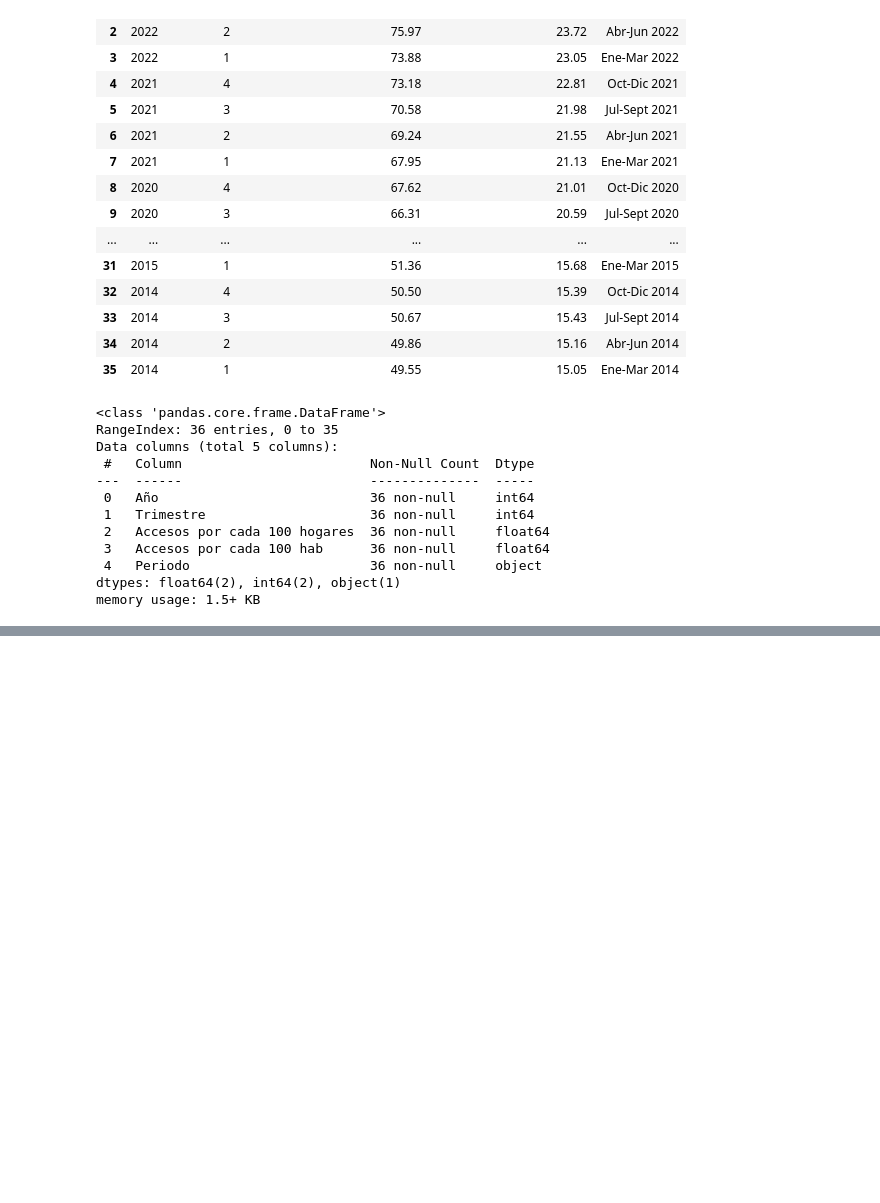
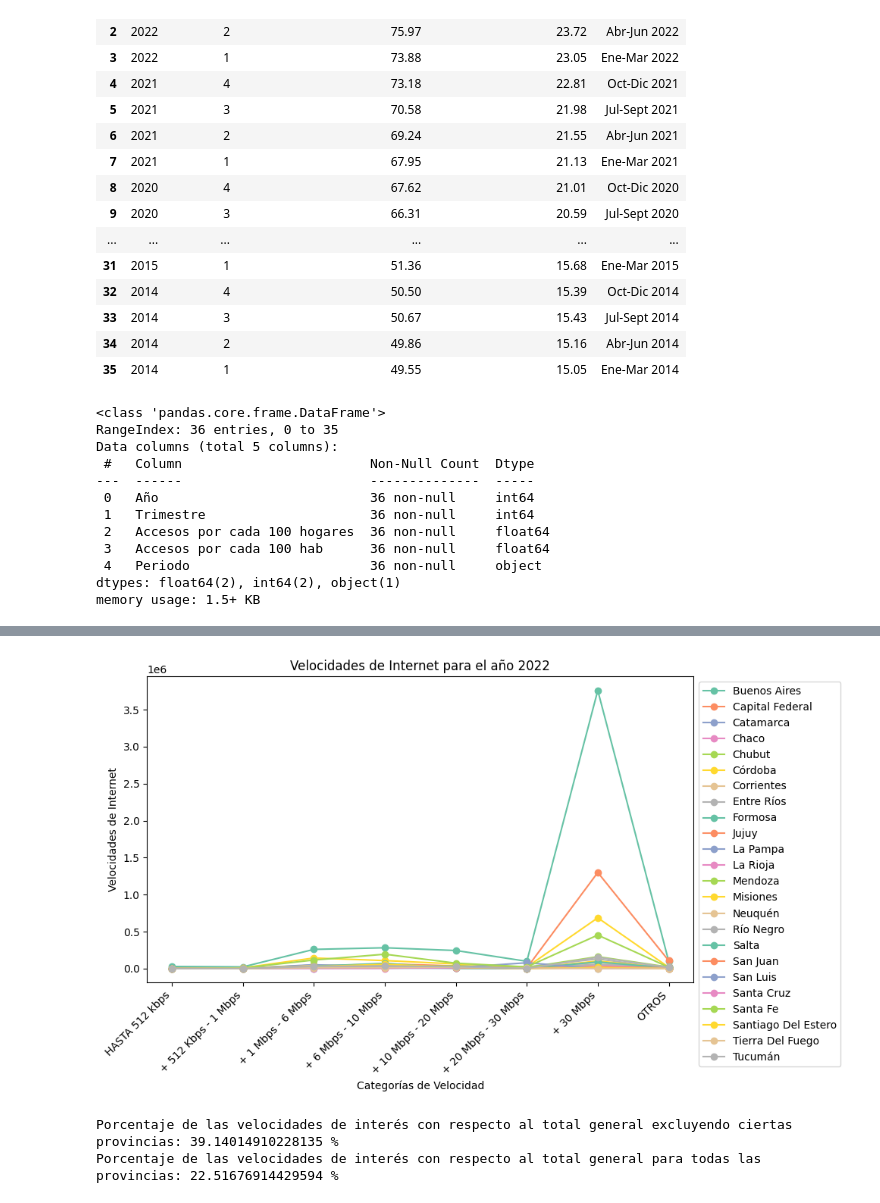
Before and after one commit to Paniceres/PI_Data_Analitycs, a Jupyter notebook: notebooks/EDA.ipynb, the cells around one changed output, grey strips where cells are left out. Drawn from its saved outputs; the diff is of its cells as text; code cells hidden in the pictures; blank space fills up the shorter version.

```diff
--- a/notebooks/EDA.ipynb
+++ b/notebooks/EDA.ipynb
@@ -106,0 +146,68 @@ df_accesos_velocidad
+# %%
+# Lista de columnas de velocidad
+columnas_velocidad = ['HASTA 512 kbps', '+ 512 Kbps - 1 Mbps', '+ 1 Mbps - 6 Mbps', '+ 6 Mbps - 10 Mbps',
+                      '+ 10 Mbps - 20 Mbps', '+ 20 Mbps - 30 Mbps', '+ 30 Mbps', 'OTROS']
+
+# Sidebar para seleccionar año (puedes omitir esta parte si seleccionas un año específico sin interacción del usuario)
+selected_year = 2022  # Cambia esto a tu año deseado
+
+# Filtrar datos según la selección del usuario
+filtered_data = df_accesos_velocidad[df_accesos_velocidad['Año'] == selected_year]
+
+# Configurar paleta de colores
+sns.set_palette("Set2")
+
+# Crear el gráfico de líneas con puntos
+plt.figure(figsize=(10, 6))
+for provincia in filtered_data['Provincia'].unique():
+    datos_provincia = filtered_data[filtered_data['Provincia'] == provincia]
+    plt.plot(columnas_velocidad, datos_provincia[columnas_velocidad].iloc[0], marker='o', label=provincia)
+
+# Configurar etiquetas y título
+plt.xlabel('Categorías de Velocidad')
+plt.ylabel('Velocidades de Internet')
+plt.title(f'Velocidades de Internet para el año {selected_year}')
+plt.xticks(rotation=45, ha='right')
+
+# Posiciona la leyenda fuera del gráfico y ajusta el bbox_to_anchor para evitar que tape el gráfico
+plt.legend(loc='upper left', bbox_to_anchor=(1, 1))
+
+plt.tight_layout()
+
+# Mostrar el gráfico
+plt.show()
+# %% [output]
+[figure, added]
+# %%
+import pandas as pd
+
+# Lista de provincias a excluir
+provincias_excluidas = ['Buenos Aires', 'Capital Federal', 'Mendoza', 'Córdoba', 'Santa Fe']
+
+# Filtrar datos para el año 2022 excluyendo ciertas provincias
+df_2022_sin_excluidas = df_accesos_velocidad[(df_accesos_velocidad['Año'] == 2022) &
+                                              (~df_accesos_velocidad['Provincia'].isin(provincias_excluidas))]
+
+# Filtrar las columnas de velocidad de interés y sumar los valores
+velocidades_interes = ['HASTA 512 kbps', '+ 512 Kbps - 1 Mbps', '+ 1 Mbps - 6 Mbps', '+ 6 Mbps - 10 Mbps']
+total_velocidades_interes_excluidas = df_2022_sin_excluidas[velocidades_interes].sum(axis=1).sum()
+
+# Sumar los valores en la columna 'Total' para las provincias excluidas
+total_general_excluidas = df_2022_sin_excluidas['Total'].sum()
+
+# Filtrar datos para el año 2022 incluyendo todas las provincias
+df_2022_todas = df_accesos_velocidad[(df_accesos_velocidad['Año'] == 2022)]
+
+# Sumar los valores en la columna 'Total' para todas las provincias
+total_general_todas = df_2022_todas['Total'].sum()
+
+# Calcular el porcentaje de las velocidades de interés con respecto al total general excluyendo ciertas provincias
+porcentaje_excluidas = (total_velocidades_interes_excluidas / total_general_excluidas) * 100
+porcentaje_todas = (total_velocidades_interes_todas / total_general_todas) * 100
+
+# Mostrar los porcentajes excluyendo ciertas provincias y para todas las provincias
+print("Porcentaje de las velocidades de interés con respecto al total general excluyendo ciertas provincias:", porcentaje_excluidas, "%")
+print("Porcentaje de las velocidades de interés con respecto al total general para todas las provincias:", porcentaje_todas, "%")
+# %% [output]
+Porcentaje de las velocidades de interés con respecto al total general excluyendo ciertas provincias: 39.14014910228135 %
+Porcentaje de las velocidades de interés con respecto al total general para todas las provincias: 22.51676914429594 %
```
Also changed, not shown: parts of 21 cells of this notebook, 8 other files.
